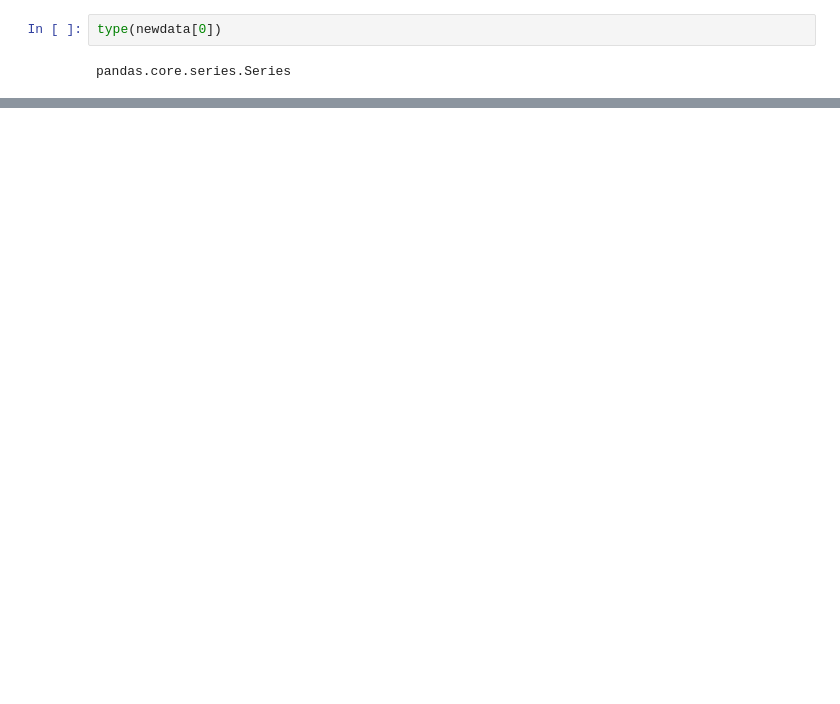
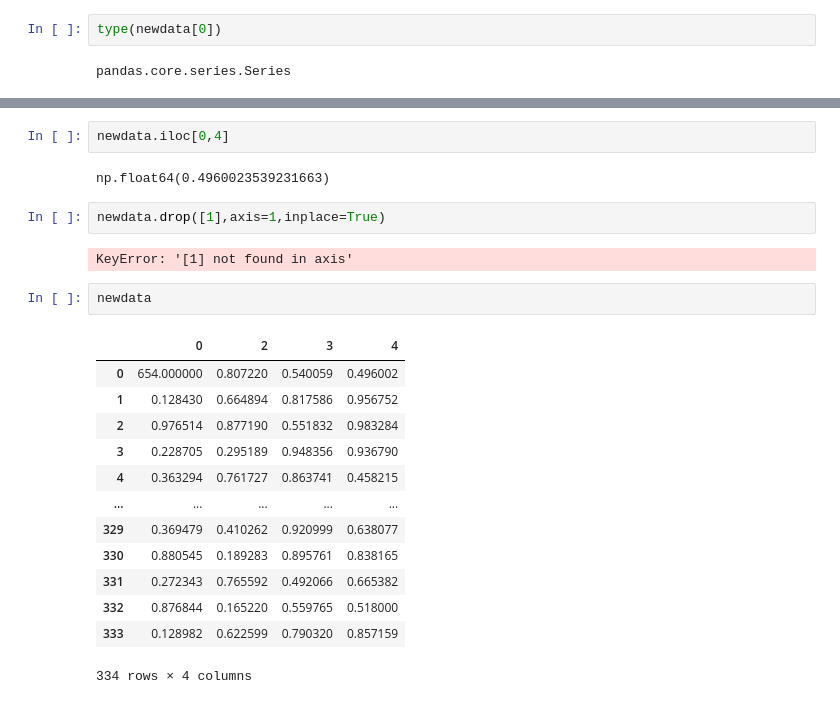
Before and after one commit to Gagan021-5/Jupyter-Notebook, a Jupyter notebook: pandas.ipynb, the cells around one changed output, grey strips where cells are left out. Saved outputs shown, nothing was run; the diff lists cells and outputs as text; blank space fills up the shorter version.

```diff
--- a/pandas.ipynb
+++ b/pandas.ipynb
@@ -236,0 +311,24 @@ newdata.head(2)
+# %%
+newdata.iloc[0,4]
+# %% [output]
+np.float64(0.4960023539231663)
+# %%
+newdata.drop([1],axis=1,inplace=True)
+# %% [output]
+KeyError: '[1] not found in axis'
+# %%
+newdata
+# %% [output]
+|  | 0 | 2 | 3 | 4 |
+| 0 | 654.000000 | 0.807220 | 0.540059 | 0.496002 |
+| 1 | 0.128430 | 0.664894 | 0.817586 | 0.956752 |
+| 2 | 0.976514 | 0.877190 | 0.551832 | 0.983284 |
+| 3 | 0.228705 | 0.295189 | 0.948356 | 0.936790 |
+| 4 | 0.363294 | 0.761727 | 0.863741 | 0.458215 |
+| ... | ... | ... | ... | ... |
+| 329 | 0.369479 | 0.410262 | 0.920999 | 0.638077 |
+| 330 | 0.880545 | 0.189283 | 0.895761 | 0.838165 |
+| 331 | 0.272343 | 0.765592 | 0.492066 | 0.665382 |
+| 332 | 0.876844 | 0.165220 | 0.559765 | 0.518000 |
+| 333 | 0.128982 | 0.622599 | 0.790320 | 0.857159 |
+334 rows × 4 columns
```
Also changed, not shown: parts of 35 cells of this notebook, 6 other files.
